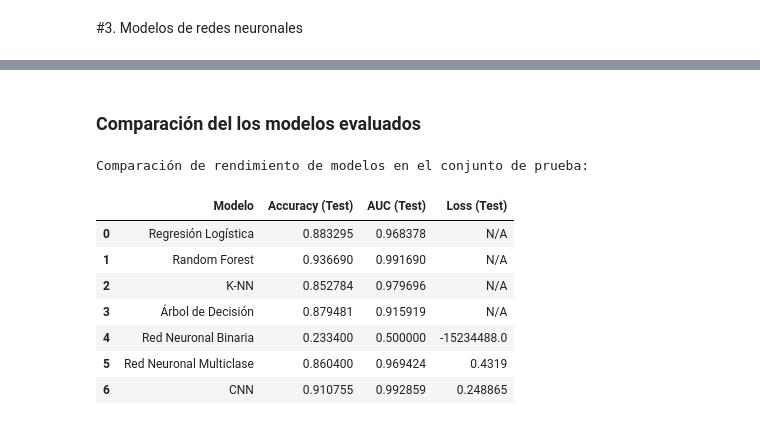
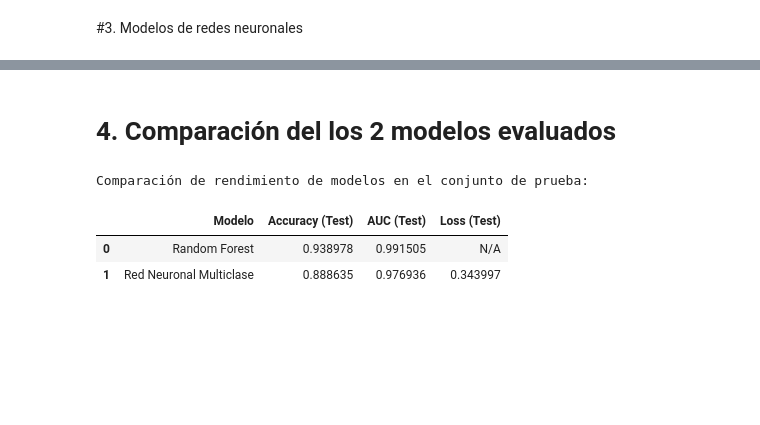
Before and after one commit to niconinov/A3_helath, a Jupyter notebook: b_modelos.ipynb, the cells around one changed output, grey strips where cells are left out. Cells and saved outputs as stored; diff of their text form; code cells hidden in the pictures; blank space fills up the shorter version.

```diff
--- a/b_modelos.ipynb
+++ b/b_modelos.ipynb
@@ -376,7 +172,8 @@ Epoch 10/10
 # %%
 # Etiquetas como enteros (0, 1, 2, ...)
-y_train = np.array(y_train).astype('int32')
-y_test = np.array(y_test).astype('int32')
+y_train = np.array(y_train).astype('int32').flatten()
+y_test = np.array(y_test).astype('int32').flatten()
+
 
 # Cantidad de clases
 num_classes = len(np.unique(y_train))
@@ -403,7 +200,7 @@ fc_model_multi.compile(optimizer='adam',
 checkpoint = ModelCheckpoint("mejor_modelo.h5", monitor="val_accuracy", save_best_only=True, mode='max', verbose=1)
 
 # Entrenamiento
-fc_model_multi.fit(x_train, y_train,
+history_nn_multi = fc_model_multi.fit(x_train, y_train,
              batch_size=100,
              epochs=10,
              validation_data=(x_test, y_test),
@@ -607,42 +272,25 @@ plt.show()
 # %% [markdown]
-### Comparación del los modelos evaluados
+# 4. Comparación del los 2 modelos evaluados
 # %%
 # Recopilar métricas de rendimiento de las salidas anteriores
 
-# Métricas de Red Neuronal Binaria
-# Nota: Este modelo era binario, las métricas pueden no ser directamente comparables con los multiclase
-nn_binary_accuracy_test = 0.2334 # Accuracy en el último epoch
-nn_binary_auc_test = 0.5000 # AUC en el último epoch
-nn_binary_loss_test = -15234488.0000 # Loss en el último epoch
-
 # Métricas de Red Neuronal Multiclase
-nn_multi_accuracy_test = 0.8604 # Accuracy en el último epoch
-nn_multi_loss_test = 0.4319 # Loss en el último epoch
-
-# Métricas de CNN (del output de la celda 6533a3cc y d57ae1d4)
-cnn_accuracy_test = accuracy # Usamos la variable 'accuracy' del último cálculo
-cnn_loss_test = loss # Usamos la variable 'loss' del último cálculo
-cnn_auc_test = roc_auc_cnn # Usamos la variable 'roc_auc_cnn' del último cálculo
-
+nn_multi_accuracy_test = history_nn_multi.history['val_accuracy'][-1]
+nn_multi_loss_test = history_nn_multi.history['val_loss'][-1]
 
 # Crear un DataFrame para comparar
-data = {'Modelo': ['Regresión Logística', 'Random Forest', 'K-NN', 'Árbol de Decisión', 'Red Neuronal Binaria', 'Red Neuronal Multiclase', 'CNN'],
-        'Accuracy (Test)': [lr_accuracy_test, rf_accuracy_test, knn_accuracy_test, dt_accuracy_test, nn_binary_accuracy_test, nn_multi_accuracy_test, cnn_accuracy_test],
-        'AUC (Test)': [lr_auc_test, rf_auc_test, knn_auc_test, dt_auc_test, nn_binary_auc_test, roc_auc_nn_multi, cnn_auc_test],
-        'Loss (Test)': ['N/A', 'N/A', 'N/A', 'N/A', nn_binary_loss_test, nn_multi_loss_test, cnn_loss_test]}
+data = {'Modelo': ['Random Forest', 'Red Neuronal Multiclase'],
+        'Accuracy (Test)': [rf_accuracy_test, nn_multi_accuracy_test],
+        'AUC (Test)': [rf_auc_test, roc_auc_nn_multi],
+        'Loss (Test)': ['N/A', nn_multi_loss_test]}
 
 df_comparison = pd.DataFrame(data)
 
 # Mostrar la tabla comparativa
 print("Comparación de rendimiento de modelos en el conjunto de prueba:")
 display(df_comparison)
 # %% [output]
 Comparación de rendimiento de modelos en el conjunto de prueba:
 |  | Modelo | Accuracy (Test) | AUC (Test) | Loss (Test) |
-| 0 | Regresión Logística | 0.883295 | 0.968378 | N/A |
-| 1 | Random Forest | 0.936690 | 0.991690 | N/A |
-| 2 | K-NN | 0.852784 | 0.979696 | N/A |
-| 3 | Árbol de Decisión | 0.879481 | 0.915919 | N/A |
-| 4 | Red Neuronal Binaria | 0.233400 | 0.500000 | -15234488.0 |
-| 5 | Red Neuronal Multiclase | 0.860400 | 0.969424 | 0.4319 |
-| 6 | CNN | 0.910755 | 0.992859 | 0.248865 |
+| 0 | Random Forest | 0.938978 | 0.991505 | N/A |
+| 1 | Red Neuronal Multiclase | 0.888635 | 0.976936 | 0.343997 |
```
Also changed, not shown: parts of 27 cells of this notebook, 2 other files.
